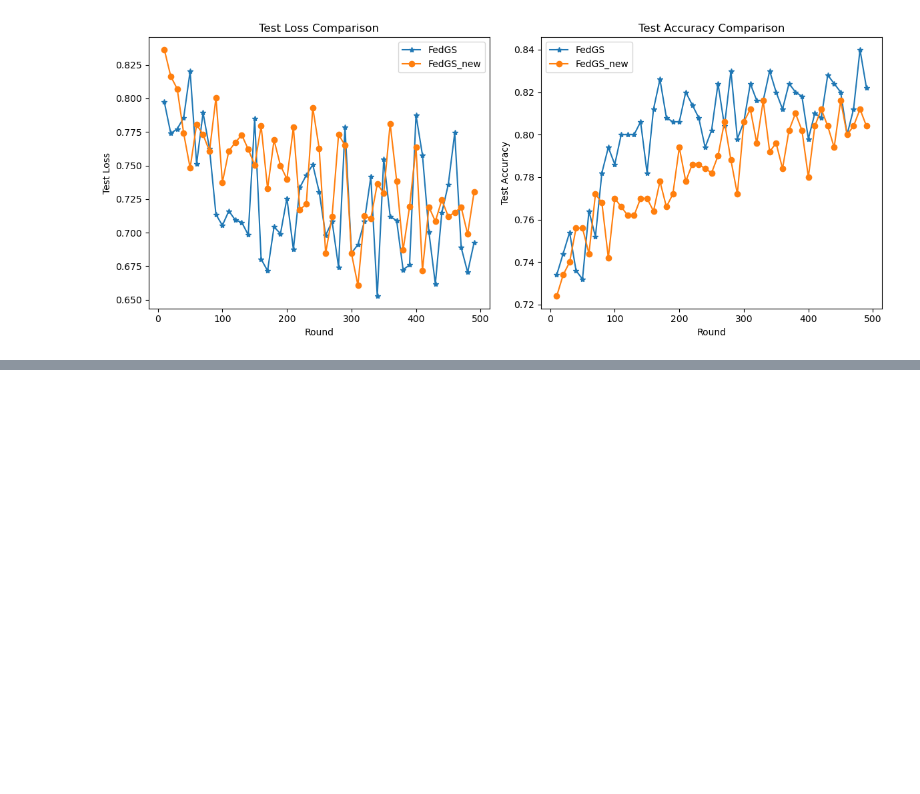
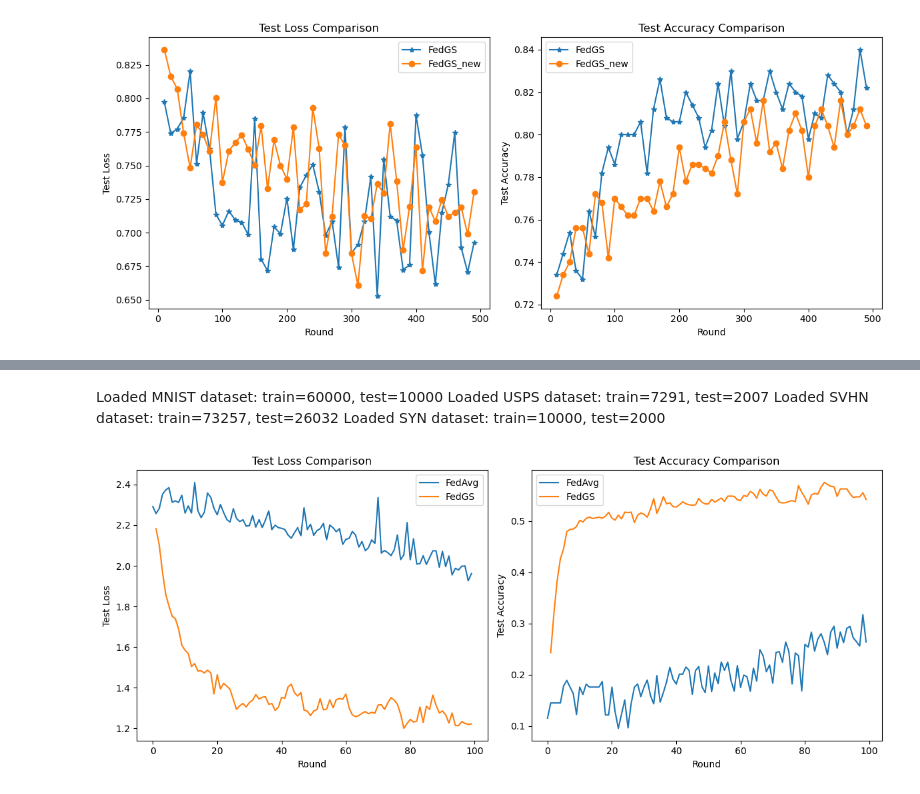
Before and after one commit to lzy756/FederatedScope, a Jupyter notebook: exp/plt.ipynb, the cells around one changed output, grey strips where cells are left out. Cells and saved outputs as stored; diff of their text form; code cells hidden in the pictures; blank space fills up the shorter version.

```diff
--- a/exp/plt.ipynb
+++ b/exp/plt.ipynb
@@ -742,0 +804,69 @@ FileNotFoundError: [Errno 2] No such file or directory: 'fedsak_cross_domain_dig
+# %% [markdown]
+Loaded MNIST dataset: train=60000, test=10000
+Loaded USPS dataset: train=7291, test=2007
+Loaded SVHN dataset: train=73257, test=26032
+Loaded SYN dataset: train=10000, test=2000
+# %%
+import ast
+import matplotlib.pyplot as plt
+
+def load_data(log_file):
+    rounds = []
+    test_losses = []
+    test_accs = []
+    with open(log_file, 'r', encoding='utf8') as f:
+        for line in f:
+            line = line.strip()
+            if not line:
+                continue
+            try:
+                record = ast.literal_eval(line)
+                # 只处理 Role 为 "Server #" 且 Round 为整数的记录
+                if record.get('Role') == 'Server #' and isinstance(record.get('Round'), int):
+                    round_num = record['Round']
+                    results = record.get('Results_weighted_avg', {})
+                    if 'test_avg_loss' in results and 'test_acc' in results:
+                        rounds.append(round_num)
+                        test_losses.append(results['test_avg_loss'])
+                        test_accs.append(results['test_acc'])
+            except Exception as e:
+                continue
+    return rounds, test_losses, test_accs
+
+# 加载 FedProx, FedAvg 和 FesSak 的日志数据
+fedavg_log = 'FedAvg_cross_domain_digit_cnn_on_digits_lr0.01_lstep1/sub_exp_20250730082658/eval_results.log'
+# fedsak_log = 'fedsak_cross_domain_digit_cnn_on_digits_lr0.01_lstep1/sub_exp_20250730074528/eval_results.log'
+fedgs_log = 'fedgs_cross_domain_digit_cnn_on_digits_lr0.01_lstep1/sub_exp_20250730074532/eval_results.log'
+
+
+
+# rounds_prox, losses_prox, accs_prox = load_data(fedprox_log)
+rounds_avg,  losses_avg,  accs_avg  = load_data(fedavg_log)
+# rounds_sak,  losses_sak,  accs_sak  = load_data(fedsak_log)
+rounds_gs,   losses_gs,   accs_gs   = load_data(fedgs_log)
+
+# 创建一个包含1行2列的图表
+fig, axs = plt.subplots(1, 2, figsize=(12, 5))
+
+# 左侧子图：Test Loss 对比
+axs[0].plot(rounds_avg, losses_avg, label='FedAvg')
+# axs[0].plot(rounds_sak, losses_sak, label='FedSak')
+axs[0].plot(rounds_gs, losses_gs, label='FedGS')
+axs[0].set_xlabel("Round")
+axs[0].set_ylabel("Test Loss")
+axs[0].set_title("Test Loss Comparison")
+axs[0].legend()
+
+# 右侧子图：Test Accuracy 对比
+axs[1].plot(rounds_avg, accs_avg, label='FedAvg')
+# axs[1].plot(rounds_sak, accs_sak, label='FedSak')
+axs[1].plot(rounds_gs, accs_gs, label='FedGS')
+axs[1].set_xlabel("Round")
+axs[1].set_ylabel("Test Accuracy")
+axs[1].set_title("Test Accuracy Comparison")
+axs[1].legend()
+
+plt.tight_layout()
+plt.show()
+# %% [output]
+[figure, added]
```
Also changed, not shown: parts of 2 cells of this notebook, 4 other files.
